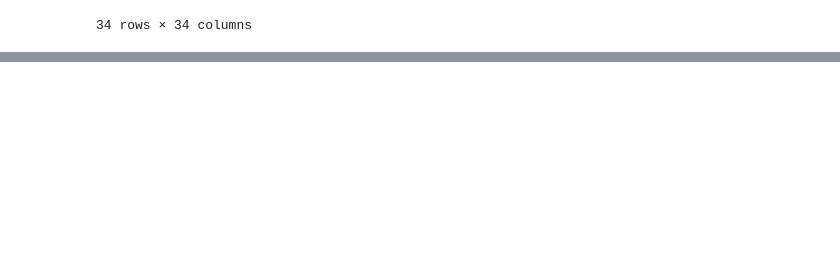
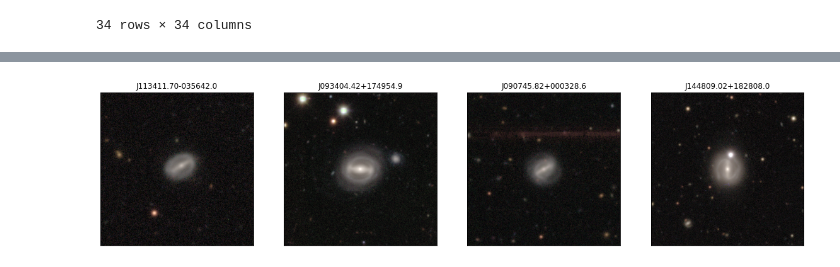
Before and after one commit to colinleach/proj502, a Jupyter notebook: notebooks_local/predictions.ipynb, the cells around one changed output, grey strips where cells are left out. Saved outputs shown, nothing was run; the diff lists cells and outputs as text; code cells hidden in the pictures; blank space fills up the shorter version.

```diff
--- a/notebooks_local/predictions.ipynb
+++ b/notebooks_local/predictions.ipynb
@@ -167,0 +240,4 @@ fracs
+# %%
+plot_n('bar_strong')
+# %% [output]
+[figure, added]
```
Also changed, not shown: parts of 16 cells of this notebook, 5 other files.
